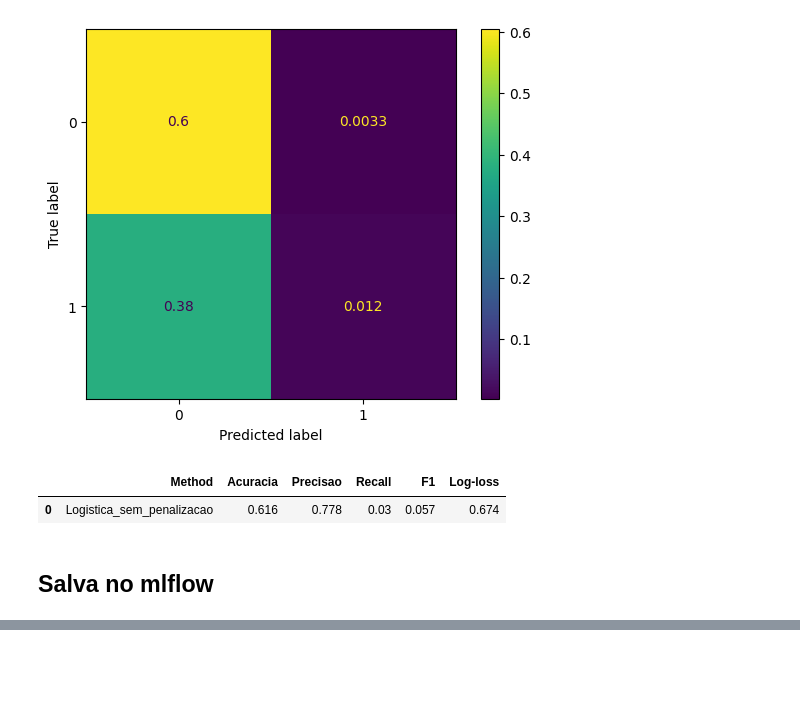
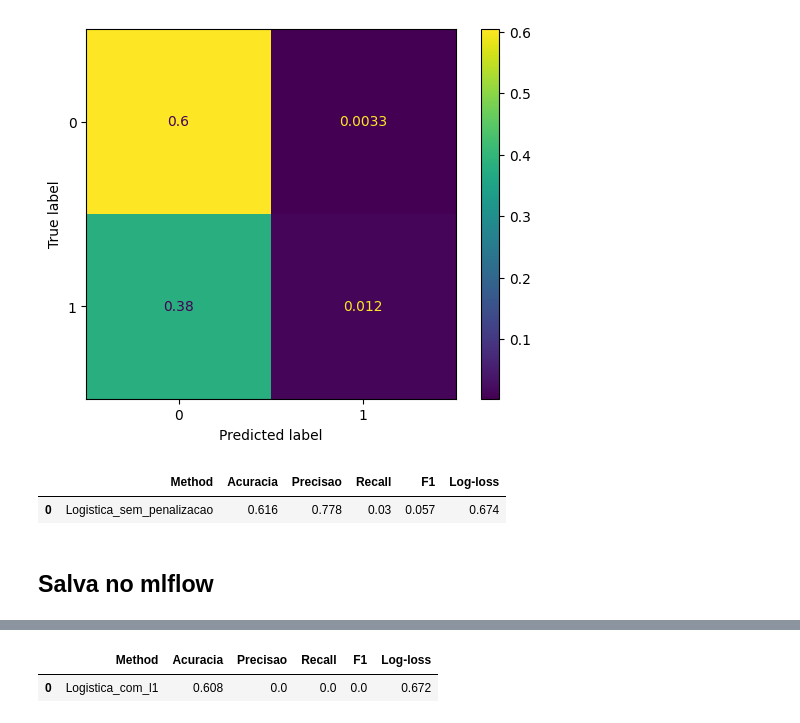
Before and after one commit to aexpedito/mlflow, a Jupyter notebook: potability.ipynb, the cells around one changed output, grey strips where cells are left out. Drawn from its saved outputs; the diff is of its cells as text; code cells hidden in the pictures; blank space fills up the shorter version.

```diff
--- a/potability.ipynb
+++ b/potability.ipynb
@@ -141,0 +224,5 @@ mlflow.end_run()
+# %%
+resultado_modelo2
+# %% [output]
+|  | Method | Acuracia | Precisao | Recall | F1 | Log-loss |
+| 0 | Logistica_com_l1 | 0.608 | 0.0 | 0.0 | 0.0 | 0.672 |
```
Also changed, not shown: parts of 11 cells of this notebook, 7 other files.
